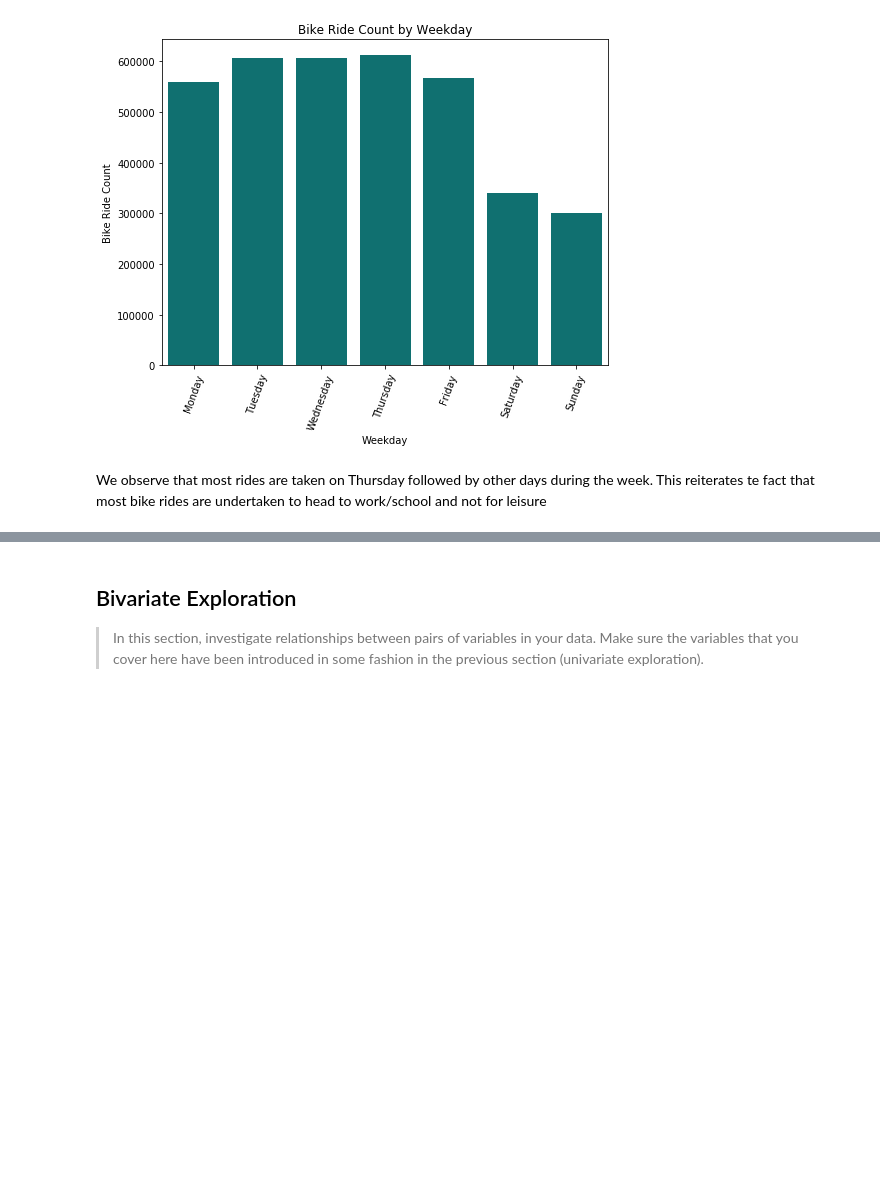
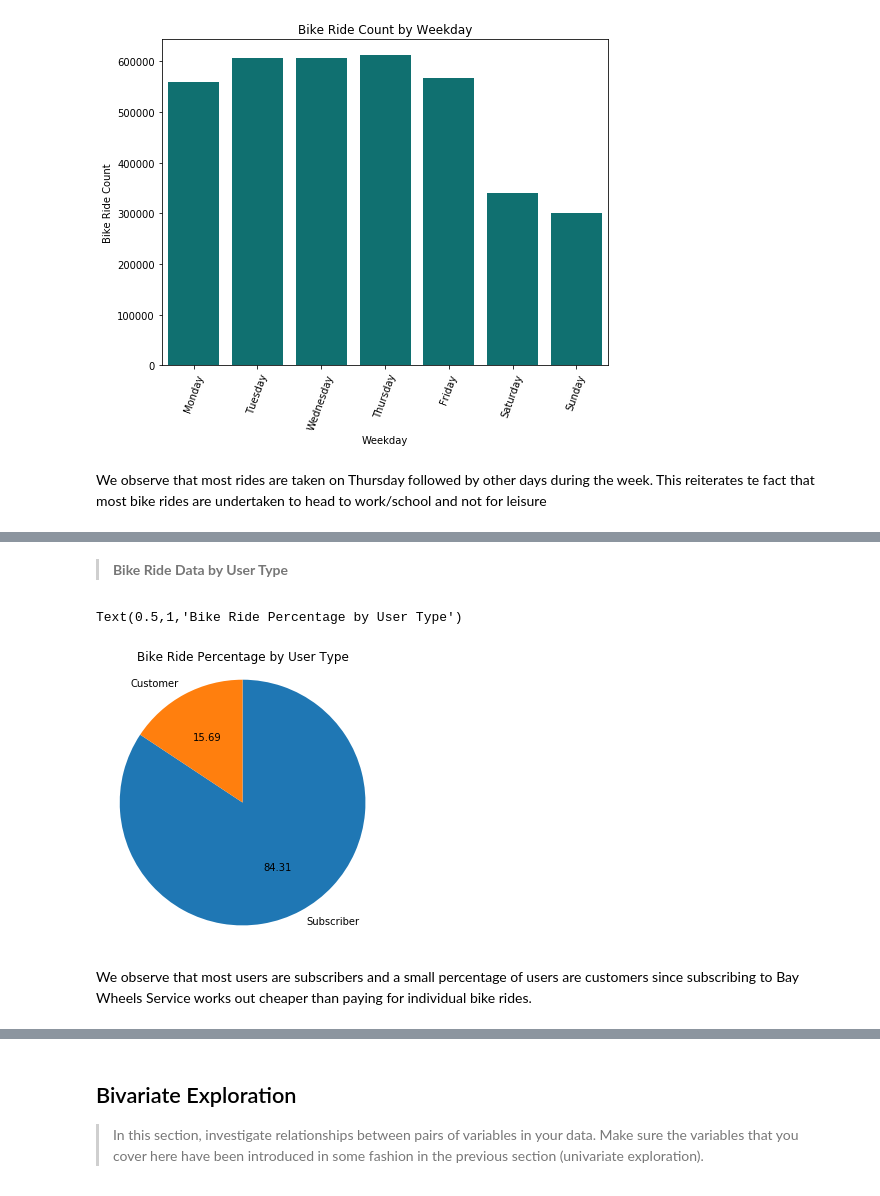
Before and after one commit to mkarkhan/Communicate-Data-Findings, a Jupyter notebook: exploratory_analysis.ipynb, the cells around one changed output, grey strips where cells are left out. Drawn from its saved outputs; the diff is of its cells as text; code cells hidden in the pictures; blank space fills up the shorter version.

```diff
--- a/exploratory_analysis.ipynb
+++ b/exploratory_analysis.ipynb
@@ -499,0 +574,14 @@ We observe that most rides are taken on Thursday followed by other days during t
+# %% [markdown]
+> <b> Bike Ride Data by User Type </b>
+# %%
+plt.figure(figsize = [8,5])
+sorted_counts = bikedata_df_copy['user_type'].value_counts()
+plt.pie(sorted_counts, labels = sorted_counts.index, startangle = 90,
+        counterclock = False, autopct = '%.2f')
+plt.axis('square')
+plt.title('Bike Ride Percentage by User Type', fontsize = 12)
+# %% [output]
+Text(0.5,1,'Bike Ride Percentage by User Type')
+[figure, added]
+# %% [markdown]
+We observe that most users are subscribers and a small percentage of users are customers since subscribing to Bay Wheels Service works out cheaper than paying for individual bike rides.
```
Also changed, not shown: parts of 36 cells of this notebook.
